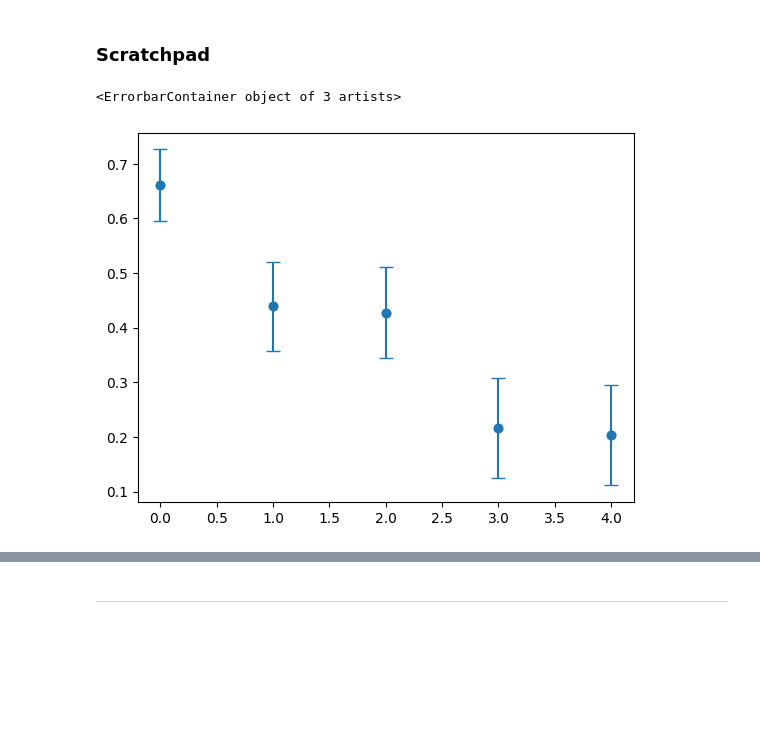
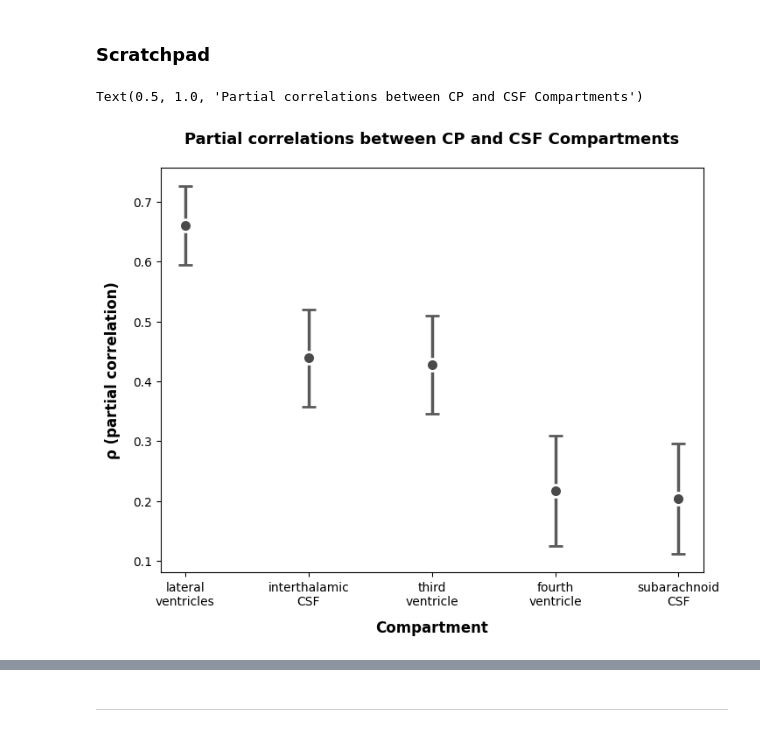
Before and after one commit to srs328/ms_mri, a Jupyter notebook: analysis/thalamus/results/3-CP_CSF_analysis.ipynb, the cells around one changed output, grey strips where cells are left out. Saved outputs shown, nothing was run; the diff lists cells and outputs as text; code cells hidden in the pictures; blank space fills up the shorter version.

```diff
--- a/analysis/thalamus/results/3-CP_CSF_analysis.ipynb
+++ b/analysis/thalamus/results/3-CP_CSF_analysis.ipynb
@@ -674,7 +713,7 @@ Indirect effect of t2lv_log on CCR2_log:
 # %% [markdown]
 ### Scratchpad
 # %%
-work_data = data[MS_patients].copy()
+work_data = zscore(data[MS_patients].copy())
 csf_vars = ["LV_log", "interCSF_log", "thirdV_log", "fourthV_log", "periCSF_log"]
 predictors = ["CP", "t2lv_log", "THALAMUS_1", "brain"]
 all_vars = csf_vars + predictors
@@ -684,27 +723,75 @@ covariates = ["age", "Female", "tiv"]
 for var in all_vars:
     resid_data[var] = utils.residualize_structs(work_data, var, covariates)
 
-resid_data = resid_data.dropna()
+# resid_data = resid_data.dropna()
 resid_data_z = zscore(resid_data)
 # %%
-model_data = resid_data_z
+model_data = resid_data
 
-csf_compartments = ["LV_log", "interCSF_log", "thirdV_log", "fourthV_log", "periCSF_log"]
+csf_compartments = [
+    "LV_log",
+    "interCSF_log",
+    "thirdV_log",
+    "fourthV_log",
+    "periCSF_log",
+]
 predictors = ["CP", "t2lv_log", "THALAMUS_1", "brain"]
 covariates = None
 
-_, results, _ = regutils.run_regressions(
+_, results, check = regutils.run_regressions(
     model_data, csf_compartments, predictors, covariates=covariates
 )
 # %%
-plot_data = results['CP']
+plot_data = results["CP"]
 
-y_lower = plot_data['coef'] - plot_data['llci']
-y_upper = plot_data['ulci'] - plot_data['coef']
+# Create evenly spaced x values
 x = np.arange(len(csf_compartments))  # [0, 1, 2, 3, 4]
-plt.scatter(x, plot_data['coef'])
-plt.errorbar(x, plot_data['coef'], yerr=[y_lower, y_upper],
-             fmt='o', capsize=5)
+
+# Calculate errors
+y_lower = plot_data["coef"] - plot_data["llci"]
+y_upper = plot_data["ulci"] - plot_data["coef"]
+
+# Create the plot
+fig, ax = plt.subplots(figsize=(8, 6))
+
+# Plot the points and error bars
+# ? ax.plot(x, plot_data['coef'], '-o',
+# ?         color='#2E86AB', linewidth=2, markersize=8, alpha=0.8)
+ax.scatter(x, plot_data["coef"])
+ax.errorbar(
+    x,
+    plot_data["coef"],
+    yerr=[y_lower, y_upper],
+    fmt="o",
+    markersize=10,
+    color=colors["grey3"],
+    ecolor=colors["grey4"],
+    capsize=6,
+    capthick=2.5,
+    linewidth=2.5,
+    markeredgewidth=2,
+    markeredgecolor="white",
+)
+
+# Customize the plot
+ax.set_xticks(x)
+ax.set_xticklabels(
+    [
+        "lateral\nventricles",
+        "interthalamic\nCSF",
+        "third\nventricle",
+        "fourth\nventricle",
+        "subarachnoid\nCSF",
+    ]
+)
+ax.set_xlabel("Compartment", fontsize=12, fontweight="bold", labelpad=10)
+ax.set_ylabel("ρ (partial correlation)", fontsize=12, fontweight="bold", labelpad=10)
+ax.set_title(
+    "Partial correlations between CP and CSF Compartments",
+    fontsize=13,
+    fontweight="bold",
+    pad=20,
+)
 # %% [output]
-<ErrorbarContainer object of 3 artists>
+Text(0.5, 1.0, 'Partial correlations between CP and CSF Compartments')
-[figure, old version]
+[figure, new version]
```
Also changed, not shown: parts of 22 cells of this notebook, 4 other files.
